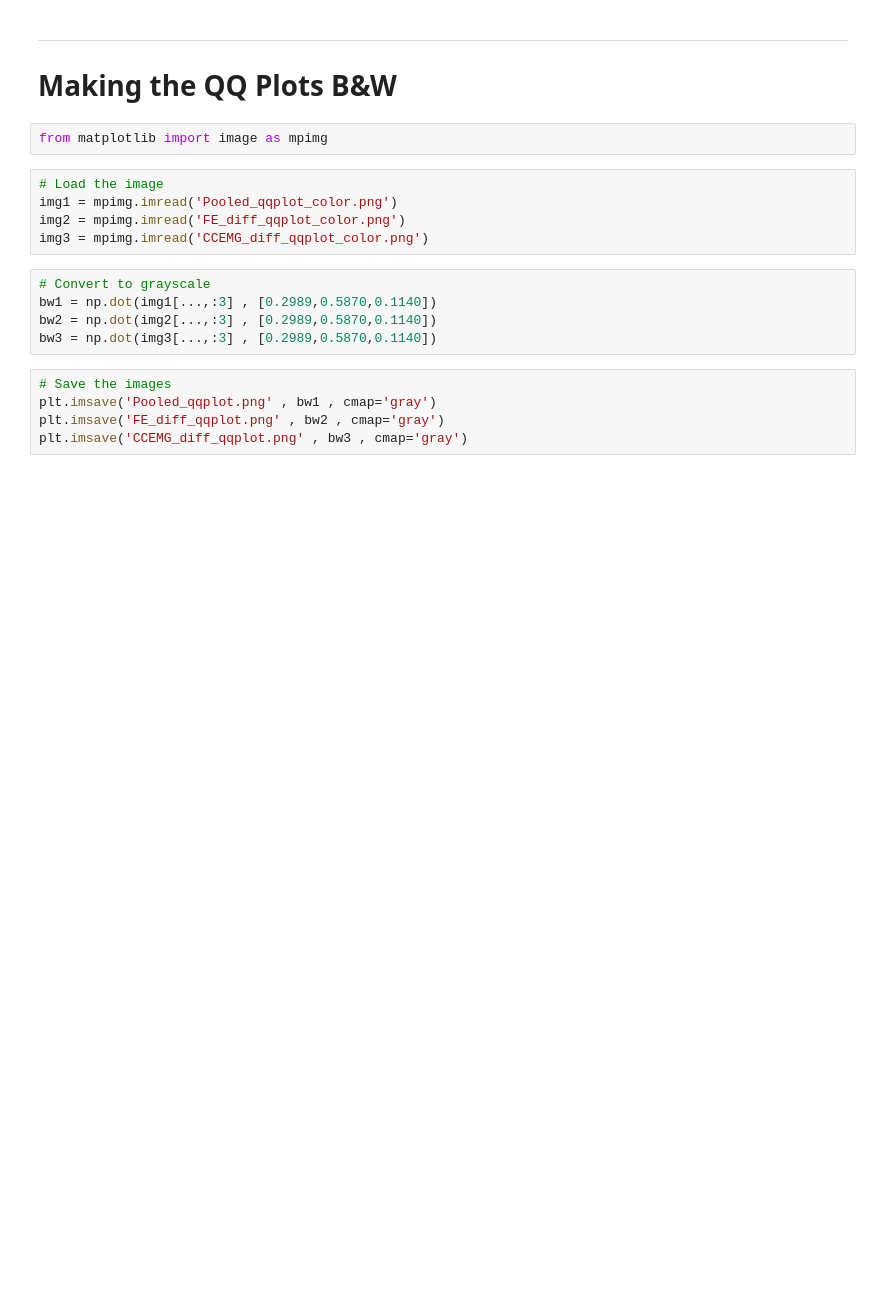
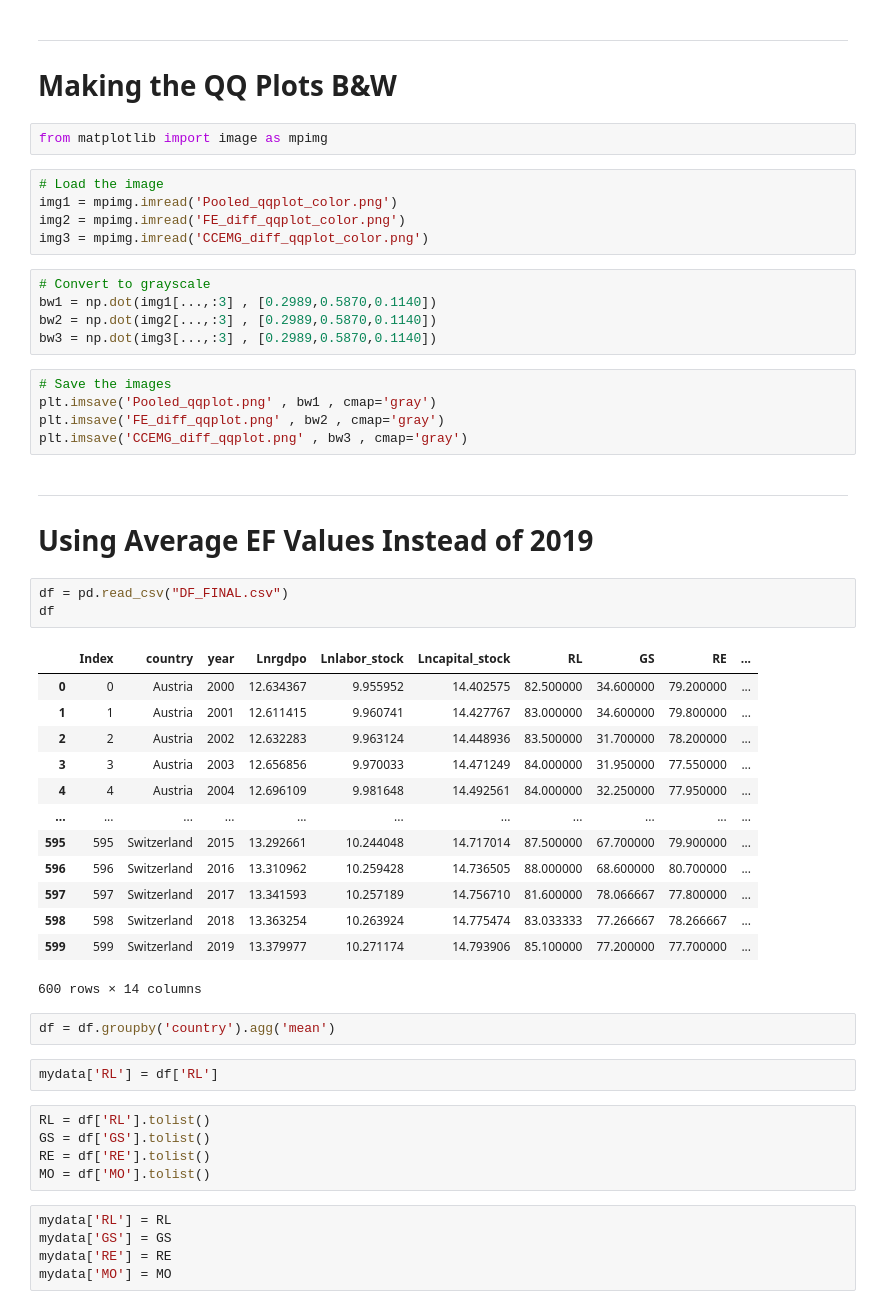
Before and after one commit to Cosroe/Bachelor_Thesis, a Jupyter notebook: Figures/Notebook_Python_Figure.ipynb, the cells around one changed output. Drawn from its saved outputs; the diff is of its cells as text; blank space fills up the shorter version.

```diff
--- a/Figures/Notebook_Python_Figure.ipynb
+++ b/Figures/Notebook_Python_Figure.ipynb
@@ -180,3 +129,37 @@ bw3 = np.dot(img3[...,:3] , [0.2989,0.5870,0.1140])
 plt.imsave('Pooled_qqplot.png' , bw1 , cmap='gray')
 plt.imsave('FE_diff_qqplot.png' , bw2 , cmap='gray')
 plt.imsave('CCEMG_diff_qqplot.png' , bw3 , cmap='gray')
+# %% [markdown]
+---
+# Using Average EF Values Instead of 2019
+# %%
+df = pd.read_csv("DF_FINAL.csv")
+df
+# %% [output]
+|  | Index | country | year | Lnrgdpo | Lnlabor_stock | Lncapital_stock | RL | GS | RE | ... |
+| 0 | 0 | Austria | 2000 | 12.634367 | 9.955952 | 14.402575 | 82.500000 | 34.600000 | 79.200000 | ... |
+| 1 | 1 | Austria | 2001 | 12.611415 | 9.960741 | 14.427767 | 83.000000 | 34.600000 | 79.800000 | ... |
+| 2 | 2 | Austria | 2002 | 12.632283 | 9.963124 | 14.448936 | 83.500000 | 31.700000 | 78.200000 | ... |
+| 3 | 3 | Austria | 2003 | 12.656856 | 9.970033 | 14.471249 | 84.000000 | 31.950000 | 77.550000 | ... |
+| 4 | 4 | Austria | 2004 | 12.696109 | 9.981648 | 14.492561 | 84.000000 | 32.250000 | 77.950000 | ... |
+| ... | ... | ... | ... | ... | ... | ... | ... | ... | ... | ... |
+| 595 | 595 | Switzerland | 2015 | 13.292661 | 10.244048 | 14.717014 | 87.500000 | 67.700000 | 79.900000 | ... |
+| 596 | 596 | Switzerland | 2016 | 13.310962 | 10.259428 | 14.736505 | 88.000000 | 68.600000 | 80.700000 | ... |
+| 597 | 597 | Switzerland | 2017 | 13.341593 | 10.257189 | 14.756710 | 81.600000 | 78.066667 | 77.800000 | ... |
+| 598 | 598 | Switzerland | 2018 | 13.363254 | 10.263924 | 14.775474 | 83.033333 | 77.266667 | 78.266667 | ... |
+| 599 | 599 | Switzerland | 2019 | 13.379977 | 10.271174 | 14.793906 | 85.100000 | 77.200000 | 77.700000 | ... |
+600 rows × 14 columns
+# %%
+df = df.groupby('country').agg('mean')
+# %%
+mydata['RL'] = df['RL']
+# %%
+RL = df['RL'].tolist()
+GS = df['GS'].tolist()
+RE = df['RE'].tolist()
+MO = df['MO'].tolist()
+# %%
+mydata['RL'] = RL
+mydata['GS'] = GS
+mydata['RE'] = RE
+mydata['MO'] = MO
```
Also changed, not shown: parts of 5 cells of this notebook, 8 other files.
